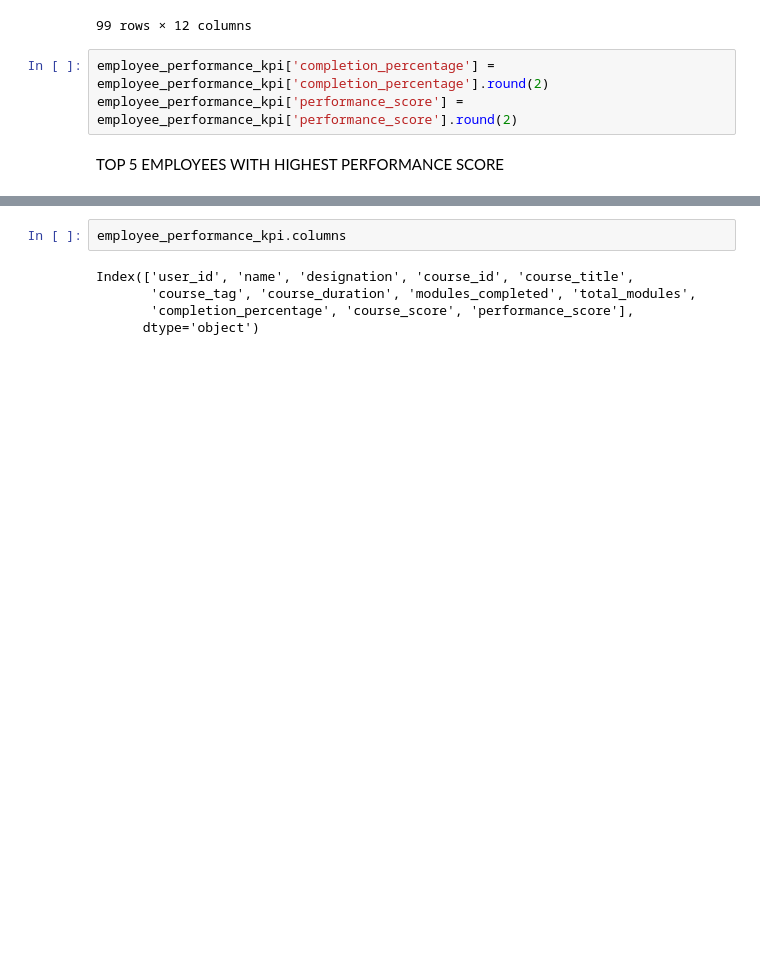
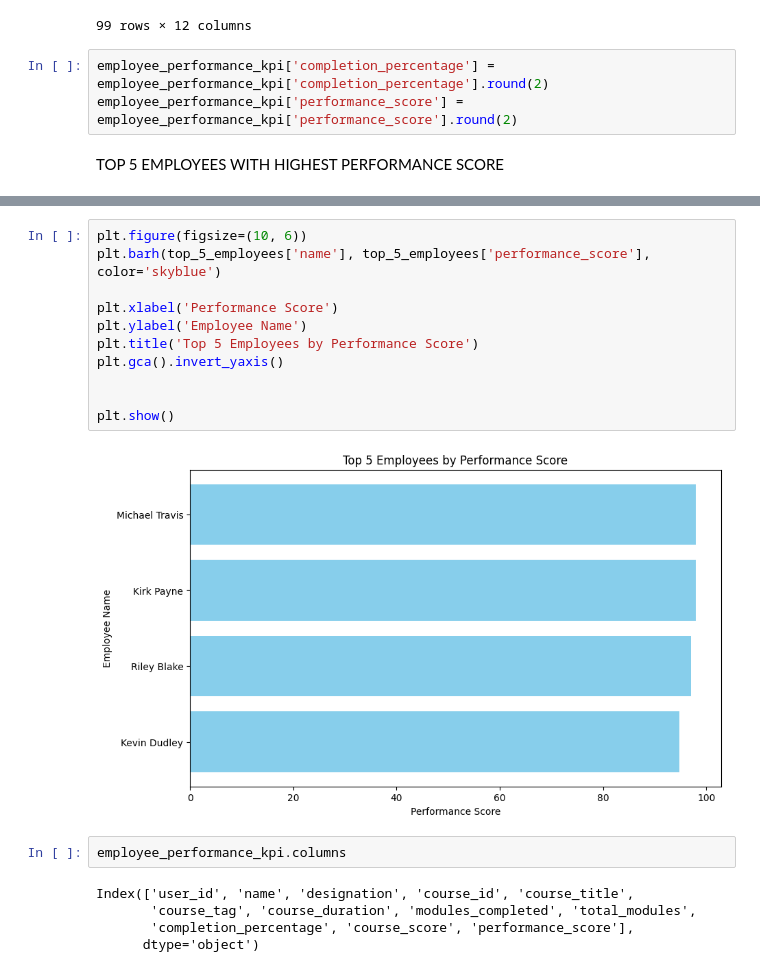
Before and after one commit to vikasreddy1406/Course_completion_project, a Jupyter notebook: data_engineering/data_report_script.ipynb, the cells around one changed output, grey strips where cells are left out. Cells and saved outputs as stored; diff of their text form; blank space fills up the shorter version.

```diff
--- a/data_engineering/data_report_script.ipynb
+++ b/data_engineering/data_report_script.ipynb
@@ -316,6 +317,19 @@ top_5_employees.head()
 | 10 | 2c7fc651-e5b7-4a60-ac2e-d510734efef1 | Riley Blake | Data Scientist | 3d8c4804-b06c-4ecf-a3f4-b6d8d9e1aa4c | Synergistic analyzing leverage | Cybersecurity | 118.0 | ... |
 | 94 | f5818c93-e8ca-4df9-a16f-08d1024d9111 | Kevin Dudley | UI/UX Designer | a8faead4-39cd-4b23-88e8-26b235b2371b | Synergized coherent synergy | Data Engineering | 132.0 | ... |
 | 95 | f5818c93-e8ca-4df9-a16f-08d1024d9111 | Kevin Dudley | UI/UX Designer | b526b725-9287-4b1d-aa4e-0def70f9dbcd | Progressive executive array | UI/UX Design | 121.0 | ... |
+# %%
+plt.figure(figsize=(10, 6))
+plt.barh(top_5_employees['name'], top_5_employees['performance_score'], color='skyblue')
+
+plt.xlabel('Performance Score')
+plt.ylabel('Employee Name')
+plt.title('Top 5 Employees by Performance Score')
+plt.gca().invert_yaxis()
+
+
+plt.show()
+# %% [output]
+[figure, added]
 # %%
 employee_performance_kpi.columns
 # %% [output]
```
Also changed, not shown: parts of 3 cells of this notebook, 2 other files.
